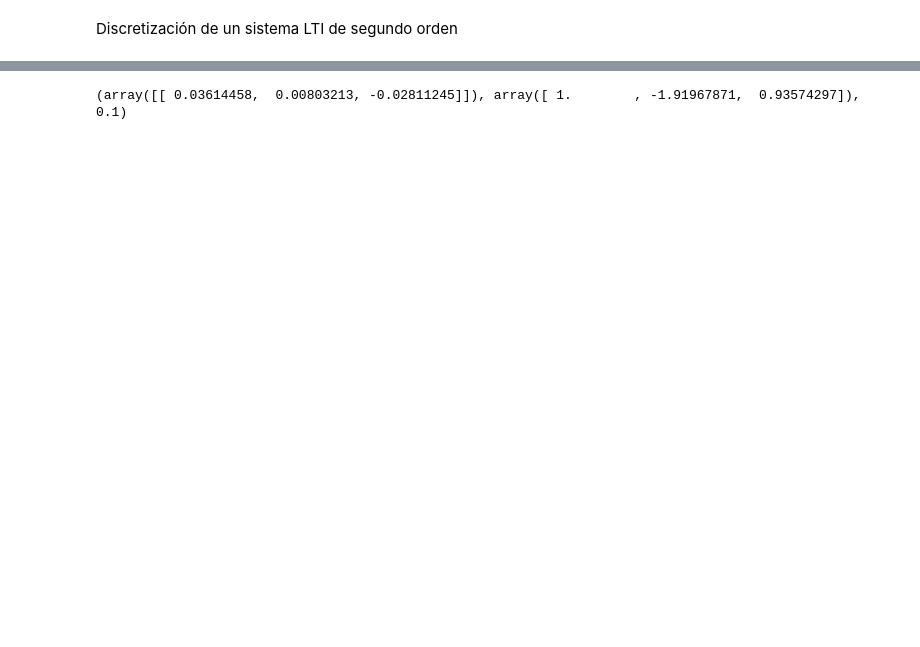
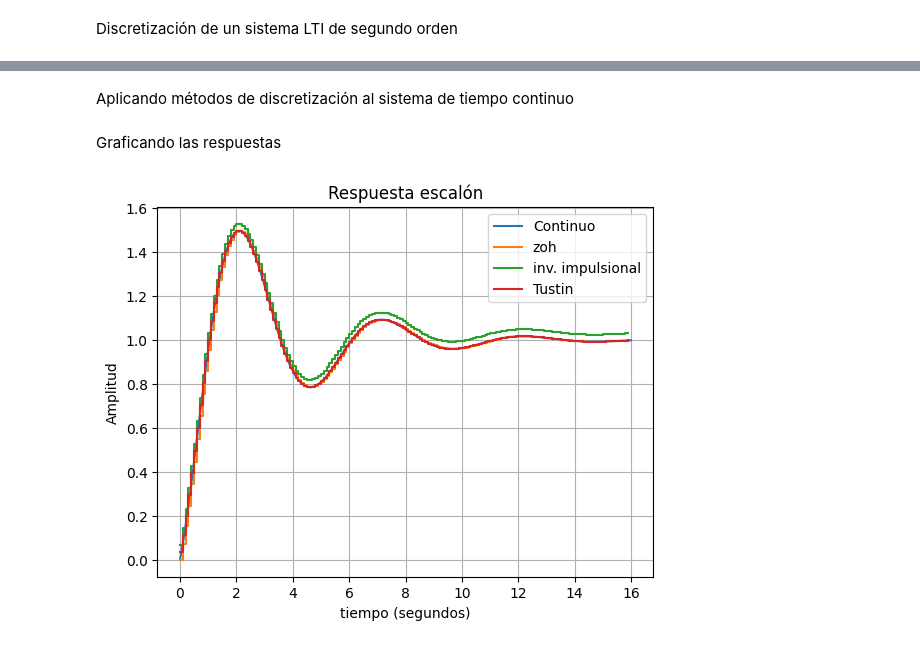
Before and after one commit to nelsonfvt/CyM_PDS, a Jupyter notebook: Teoría/2.Representacion de señales y sistemas mediante transformada Z/Ejemplo_c2d.ipynb, the cells around one changed output, grey strips where cells are left out. Drawn from its saved outputs; the diff is of its cells as text; code cells hidden in the pictures; blank space fills up the shorter version.

```diff
--- a/Teoría/2.Representacion de señales y sistemas mediante transformada Z/Ejemplo_c2d.ipynb
+++ b/Teoría/2.Representacion de señales y sistemas mediante transformada Z/Ejemplo_c2d.ipynb
@@ -17,3 +17,6 @@ b2 = k/m
 a2 = b2
 num = [b1, b2]
 den = [1, b1, b2]
+
+# F. de trasnferencia tiempo continuo
+sys_c = signal.lti(num,den)
@@ -35,5 +23,35 @@ Aplicando método de Tustin
-# %%
-sys_dtus = signal.cont2discrete((num,den),Ts,method='bilinear')
-print(sys_dtus)
-# %% [output]
-(array([[ 0.03614458,  0.00803213, -0.02811245]]), array([ 1.        , -1.91967871,  0.93574297]), 0.1)
+# %%
+Ts = 0.1 # Periodo de muestreo
+
+# respuesta escalon
+Tfin = 16.0 #segundos
+nTs = np.arange(0,Tfin,Ts)
+t = np.arange(0,Tfin,Ts*0.1)
+t, yc = signal.step(sys_c, T=t)
+# %% [markdown]
+Aplicando métodos de discretización al sistema de tiempo continuo
+# %%
+sys_dzoh = signal.cont2discrete((num,den),Ts) # zero-order holder (zoh)
+sys_dimp = signal.cont2discrete((num,den),Ts,method='impulse') # invarianza impulsional
+sys_dtus = signal.cont2discrete((num,den),Ts,method='bilinear') # Tustin (transformación bilineal)
+
+# Respuesta al escalon de cada sistema discretizado
+n, yzoh = signal.dstep(sys_dzoh, n=len(nTs))
+n, yimp = signal.dstep(sys_dimp, n=len(nTs))
+n, ytus = signal.dstep(sys_dtus, n=len(nTs))
+# %% [markdown]
+Graficando las respuestas
+# %%
+plt.figure(1)
+plt.plot(t,yc,label='Continuo') # tiempo continuo
+plt.step(n,np.squeeze(yzoh),label='zoh',where='post')
+plt.step(n,np.squeeze(yimp),label='inv. impulsional',where='post')
+plt.step(n,np.squeeze(ytus),label='Tustin',where='post')
+plt.legend(loc='best')
+plt.title("Respuesta escalón")
+plt.xlabel("tiempo (segundos)")
+plt.ylabel("Amplitud")
+plt.grid()
+plt.show()
+# %% [output]
+[figure, added]
```
Also changed, not shown: parts of 6 cells of this notebook, 7 other files.
